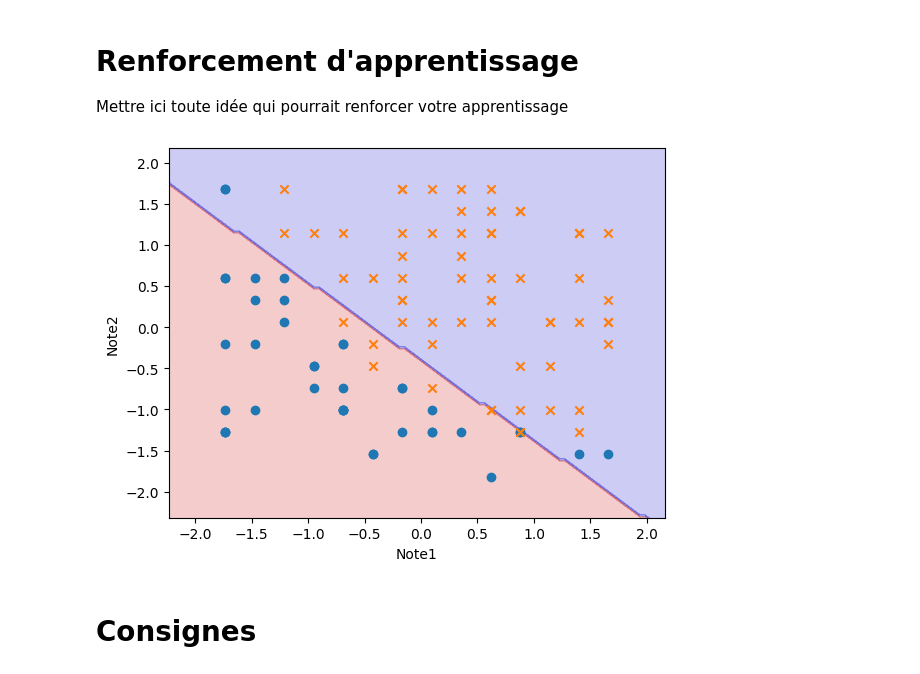
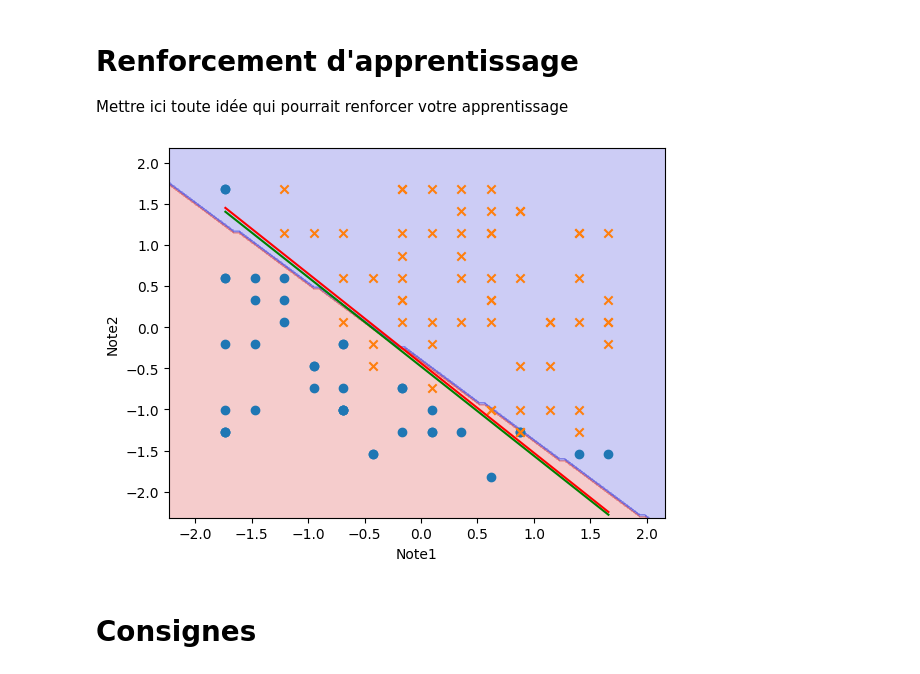
Before and after one commit to kcmki/TP-M1, a Jupyter notebook: S2/IARN/TP3/TP3/TP 3 regression.ipynb, the cells around one changed output. Saved outputs shown, nothing was run; the diff lists cells and outputs as text; code cells hidden in the pictures.

```diff
--- a/S2/IARN/TP3/TP3/TP 3 regression.ipynb
+++ b/S2/IARN/TP3/TP3/TP 3 regression.ipynb
@@ -190,7 +190,6 @@ plt.legend()
 # Renforcement d'apprentissage
 Mettre ici toute idée qui pourrait renforcer votre apprentissage
 # %%
-
 fig, ax = plt.subplots()
 
 # create data for the surface
@@ -199,34 +198,41 @@ y1 = np.linspace(X[:,2].min()-0.5, X[:,2].max()+0.5, 100)
 
 z = np.zeros((x.shape[0], y1.shape[0]))
 for i in range(x.shape[0]):
     for j in range(y1.shape[0]):
         if(Sigmoid(np.dot([1,x[i],y1[j]],theta)) > 0.5):
             z[i,j] = 1
         else:
             z[i,j] = 0
 
 x, y1 = np.meshgrid(x, y1)
 
 # set the axis labels
 
 cmap = plt.cm.get_cmap('jet')
 colors = ['red', 'blue']
 cmap = ListedColormap([(50,0,0,0.2),(0,0,50,0.2)])
 cp = ax.contourf(x, y1, z,cmap=cmap)
 
 
 # set the axis labels
 ax.set_xlabel('Note1')
 ax.set_ylabel('Note2')
 ax.scatter(X[np.where(y==np.unique(y)[0]),1],X[np.where(y==np.unique(y)[0]),2], label="accepte",marker ='o')
 ax.scatter(X[np.where(y==np.unique(y)[1]),1],X[np.where(y==np.unique(y)[1]),2], label="non accepte",marker ='x')
 # add a title
 
+x1 = np.array([np.min(X[:,1]), np.max(X[:,1])])
+x2 = -(logisticRegr.intercept_ + logisticRegr.coef_[0][1]*x1)/logisticRegr.coef_[0][2]
+ax.plot(x1, x2, 'g', label='Sklearn')
+
+x1 = np.array([np.min(X[:,1]), np.max(X[:,1])])
+x2 = -(theta[0] + theta[1]*x1)/theta[2]
+ax.plot(x1, x2, 'r', label='Ours')
 
 # show the plot
 plt.show()
 # %% [output]
-[figure, old version]
+[figure, new version]
 # %% [markdown]
 # Consignes
 # %% [markdown]
```
Also changed, not shown: parts of 1 cell of this notebook, 5 other files.
